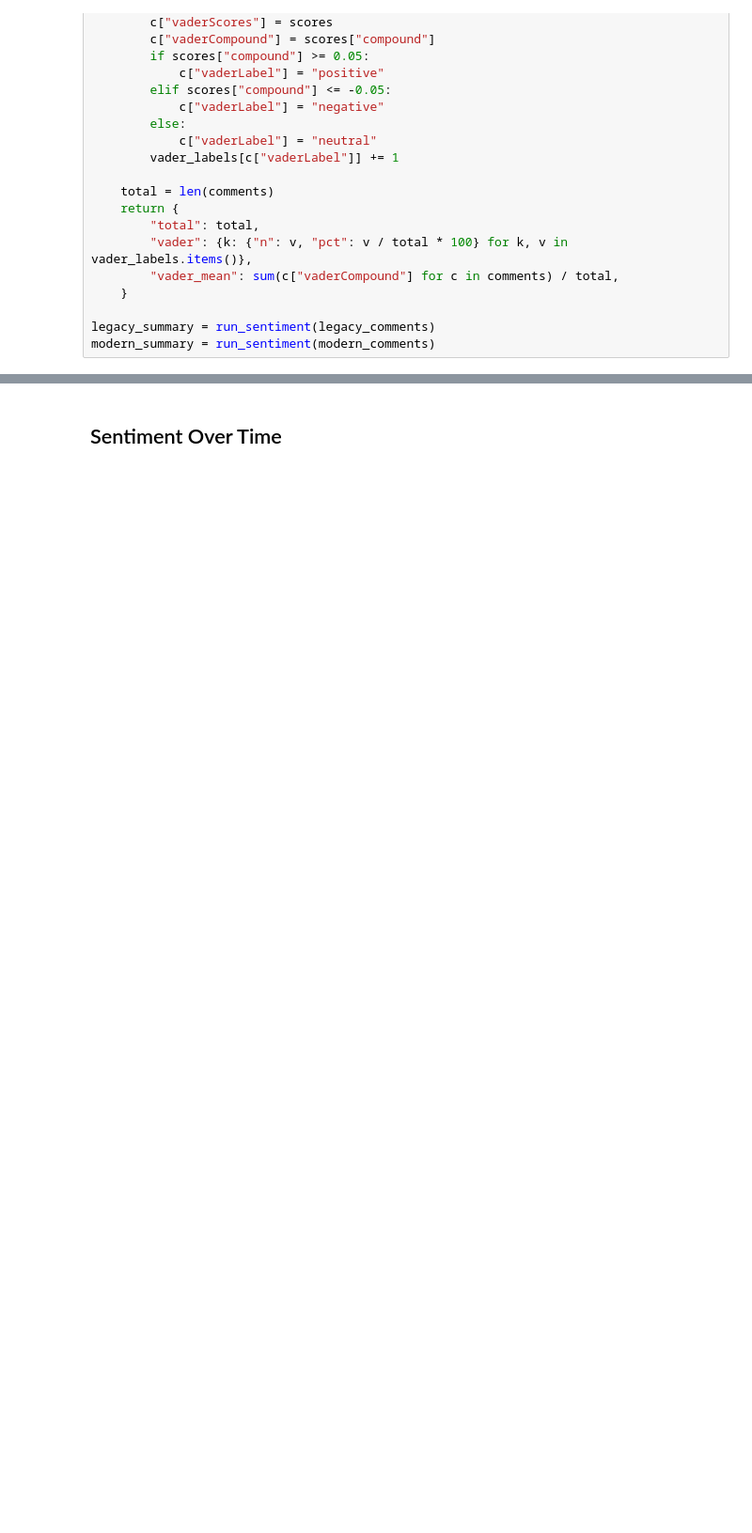
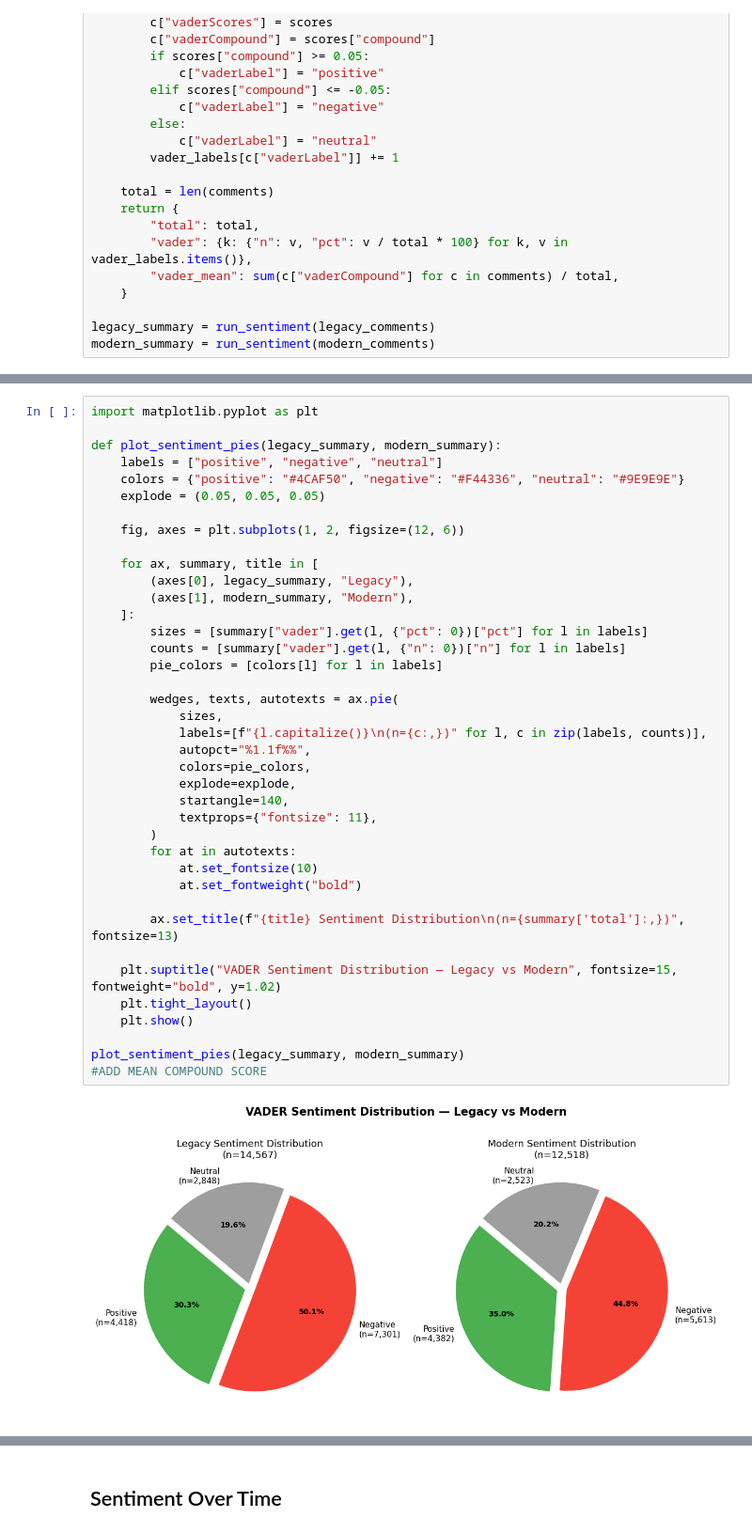
Before and after one commit to thomas-rmit/SMNA-Undergraduate-Group-37-, a Jupyter notebook: main_task.ipynb, the cells around one changed output, grey strips where cells are left out. Shown at 94% size. Cells and saved outputs as stored; diff of their text form; blank space fills up the shorter version.

```diff
--- a/main_task.ipynb
+++ b/main_task.ipynb
@@ -285 +284,42 @@ compare_summaries(legacy_summary, modern_summary)
+# %%
+import matplotlib.pyplot as plt
+
+def plot_sentiment_pies(legacy_summary, modern_summary):
+    labels = ["positive", "negative", "neutral"]
+    colors = {"positive": "#4CAF50", "negative": "#F44336", "neutral": "#9E9E9E"}
+    explode = (0.05, 0.05, 0.05)
+
+    fig, axes = plt.subplots(1, 2, figsize=(12, 6))
+
+    for ax, summary, title in [
+        (axes[0], legacy_summary, "Legacy"),
+        (axes[1], modern_summary, "Modern"),
+    ]:
+        sizes = [summary["vader"].get(l, {"pct": 0})["pct"] for l in labels]
+        counts = [summary["vader"].get(l, {"n": 0})["n"] for l in labels]
+        pie_colors = [colors[l] for l in labels]
+
+        wedges, texts, autotexts = ax.pie(
+            sizes,
+            labels=[f"{l.capitalize()}\n(n={c:,})" for l, c in zip(labels, counts)],
+            autopct="%1.1f%%",
+            colors=pie_colors,
+            explode=explode,
+            startangle=140,
+            textprops={"fontsize": 11},
+        )
+        for at in autotexts:
+            at.set_fontsize(10)
+            at.set_fontweight("bold")
+
+        ax.set_title(f"{title} Sentiment Distribution\n(n={summary['total']:,})", fontsize=13)
+
+    plt.suptitle("VADER Sentiment Distribution — Legacy vs Modern", fontsize=15, fontweight="bold", y=1.02)
+    plt.tight_layout()
+    plt.show()
+
+plot_sentiment_pies(legacy_summary, modern_summary)
+#ADD MEAN COMPOUND SCORE
+# %% [output]
+[figure, added]
 # %% [markdown]
```
Also changed, not shown: parts of 7 cells of this notebook, 1 other file.
